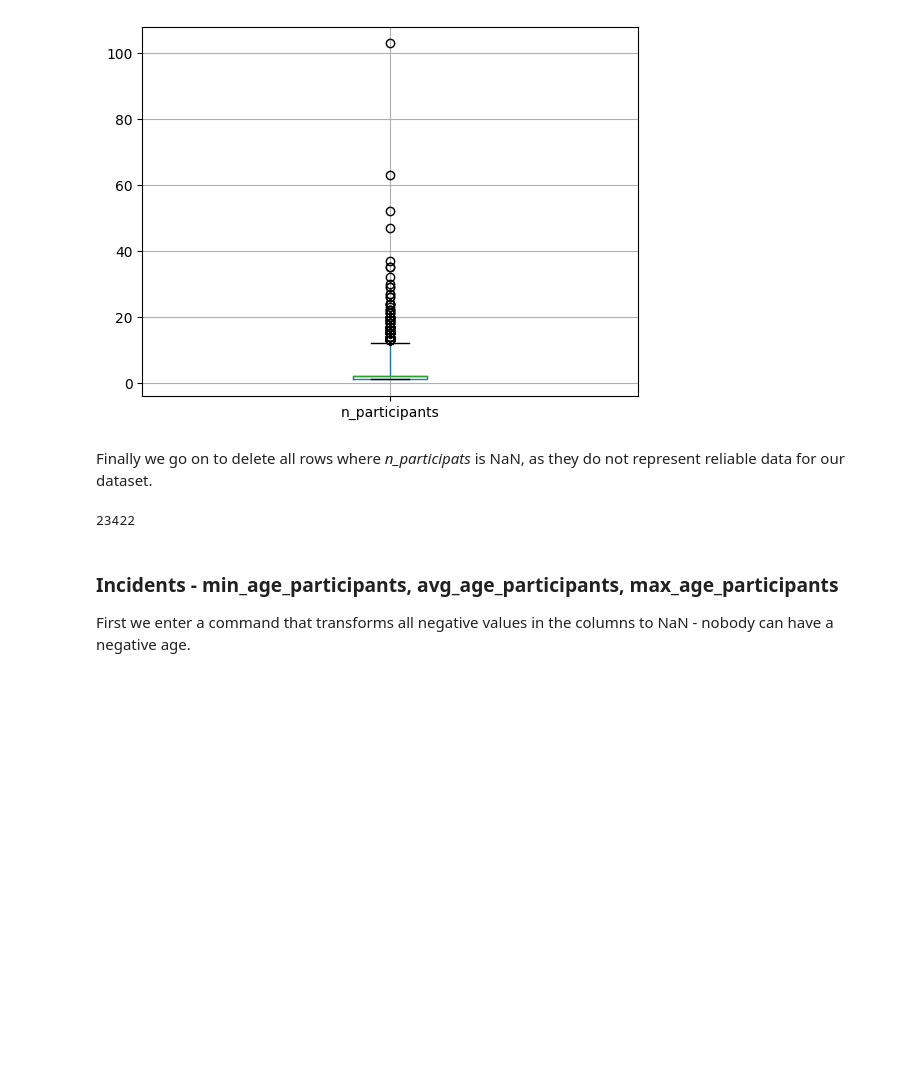
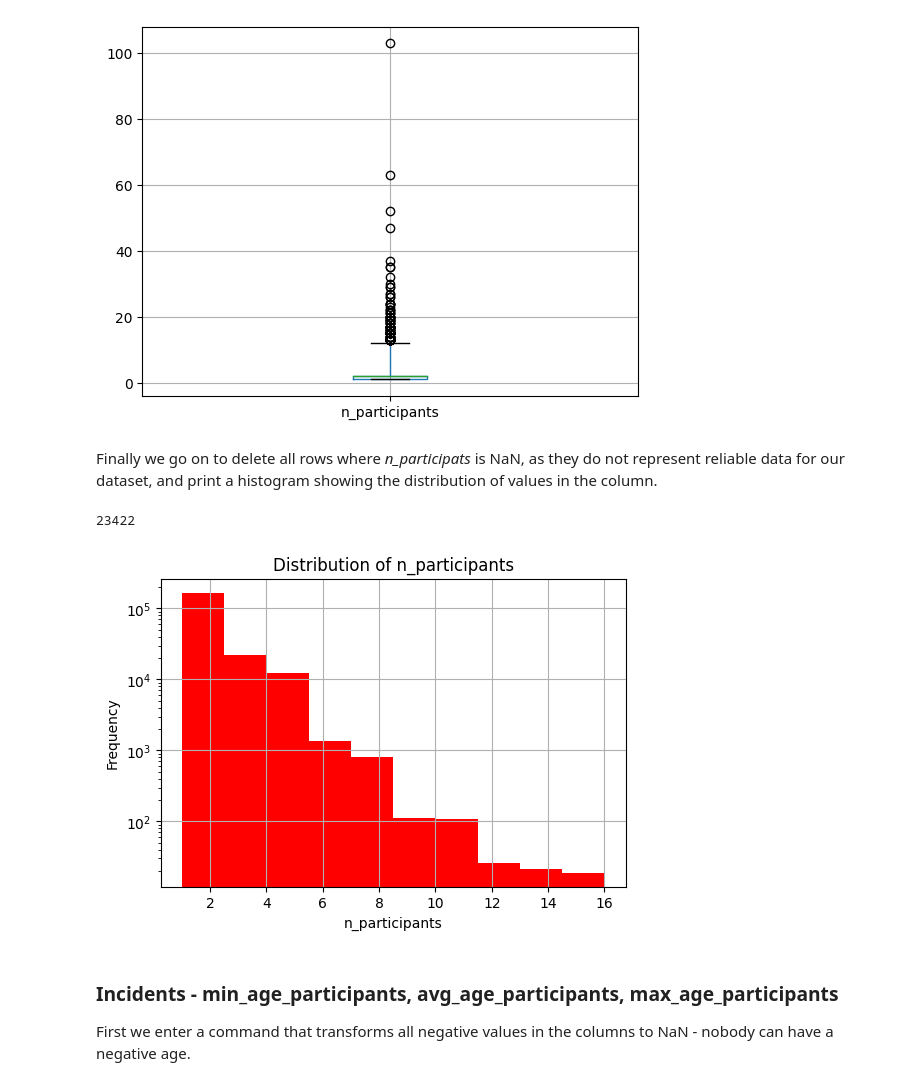
Before and after one commit to LoSpiri/DataMining, a Jupyter notebook: DM_GroupID_TASK1/task_1.ipynb, the cells around one changed output. Saved outputs shown, nothing was run; the diff lists cells and outputs as text; code cells hidden in the pictures; blank space fills up the shorter version.

```diff
--- a/DM_GroupID_TASK1/task_1.ipynb
+++ b/DM_GroupID_TASK1/task_1.ipynb
@@ -1040,12 +1079,18 @@ boxplot_func(columns_of_interest=["n_participants"], data_frame=incidents, whis=
 # %%
 incidents["n_participants"].mask(incidents['n_participants'] > 16, inplace=True)
 # %% [markdown]
-Finally we go on to delete all rows where *n_participats* is NaN, as they do not represent reliable data for our dataset.
+Finally we go on to delete all rows where *n_participats* is NaN, as they do not represent reliable data for our dataset, and print a histogram showing the distribution of values in the column.
 # %%
 print(incidents['n_participants'].isna().sum())
 incidents.dropna(subset=['n_participants'], inplace=True)
 # %% [output]
 23422
+# %%
+histogram_func(dataframe_to_plot=incidents, columns_to_plot='n_participants', figsize=(6, 4),
+               title="Distribution of n_participants", xlabel="n_participants", ylabel="Frequency",
+               show_grid=True, color='red', ylog=True)
+# %% [output]
+[figure, added]
 # %% [markdown]
 ### Incidents - min_age_participants, avg_age_participants, max_age_participants
 
```
Also changed, not shown: parts of 23 cells of this notebook, 1 other file.
